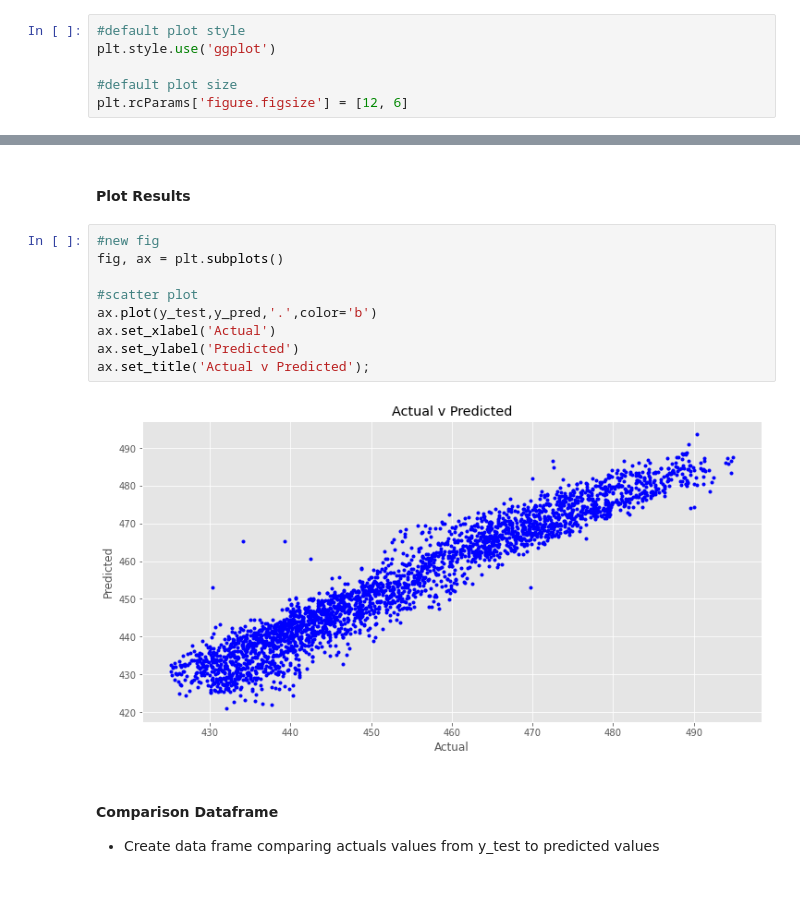
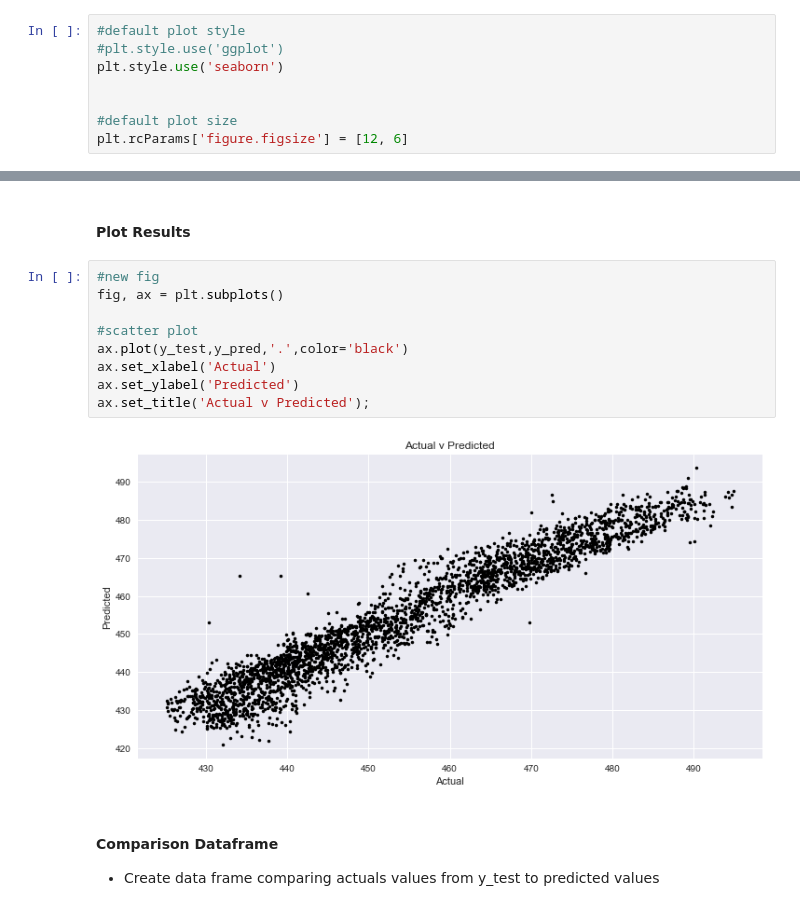
Before and after one commit to conor1982/ML_and_Stats_Assessment, a Jupyter notebook: scikit-learn.ipynb, the cells around one changed output, grey strips where cells are left out. Saved outputs shown, nothing was run; the diff lists cells and outputs as text.

```diff
--- a/scikit-learn.ipynb
+++ b/scikit-learn.ipynb
@@ -13,7 +15,9 @@ import seaborn as sns
 ## Plot styles
 # %%
 #default plot style
-plt.style.use('ggplot')
+#plt.style.use('ggplot')
+plt.style.use('seaborn')
+
 
 #default plot size
 plt.rcParams['figure.figsize'] = [12, 6]
@@ -1103,14 +1265,14 @@ Model has an RMSE of 4.51313449864791
 # %%
 #new fig
 fig, ax = plt.subplots()
 
 #scatter plot
-ax.plot(y_test,y_pred,'.',color='b')
+ax.plot(y_test,y_pred,'.',color='black')
 ax.set_xlabel('Actual')
 ax.set_ylabel('Predicted')
 ax.set_title('Actual v Predicted');
 # %% [output]
-[figure, old version]
+[figure, new version]
 # %% [markdown]
 #### Comparison Dataframe
 
```
Also changed, not shown: parts of 186 cells of this notebook.
